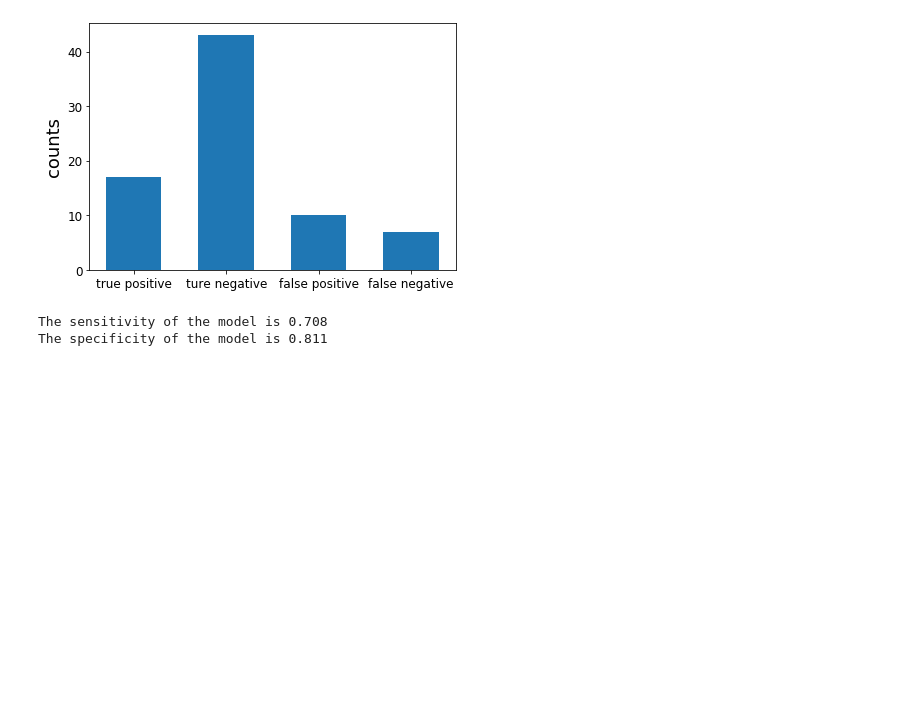
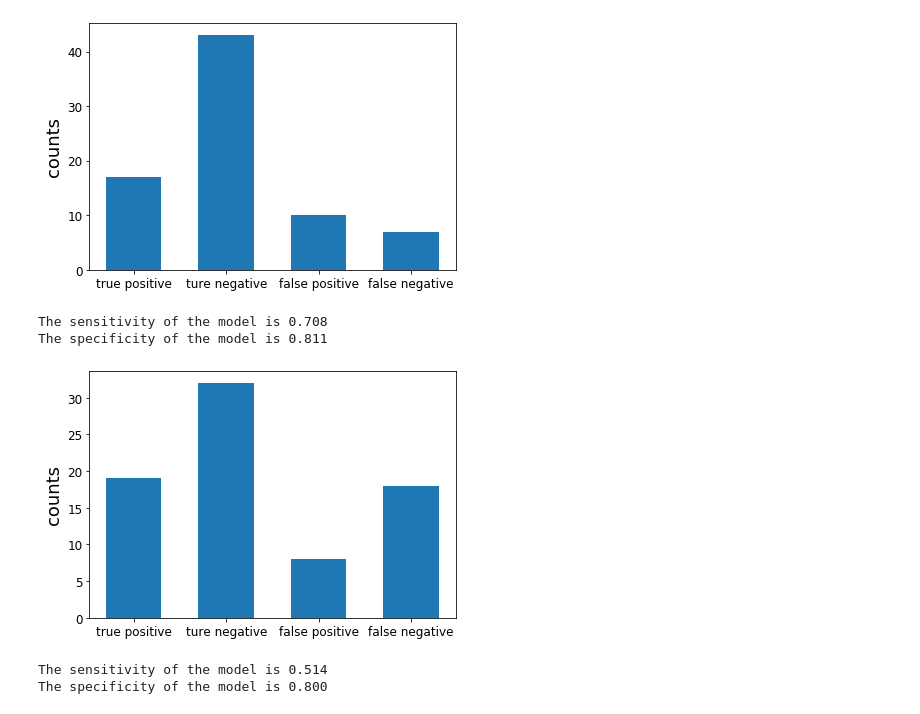
Before and after one commit to tian-xuan/Interdisplinary-computing-projrct, a Jupyter notebook: Verification/visualization.ipynb, the cells around one changed output. Saved outputs shown, nothing was run; the diff lists cells and outputs as text; code cells hidden in the pictures; blank space fills up the shorter version.

```diff
--- a/Verification/visualization.ipynb
+++ b/Verification/visualization.ipynb
@@ -34,3 +34,11 @@ classification,sensitivity,specificity = cm.Check_correctness(pre_data,ver_data,
 [figure]
 The sensitivity of the model is 0.708
 The specificity of the model is 0.811
+# %%
+# import predicted data
+pre_data = np.loadtxt('../Ka Folder/Prediction_score.txt')
+classification,sensitivity,specificity = cm.Check_correctness(pre_data,ver_data,plot=True,figsize=[6,4])
+# %% [output]
+[figure, added]
+The sensitivity of the model is 0.514
+The specificity of the model is 0.800
```
Also changed, not shown: parts of 2 cells of this notebook.
